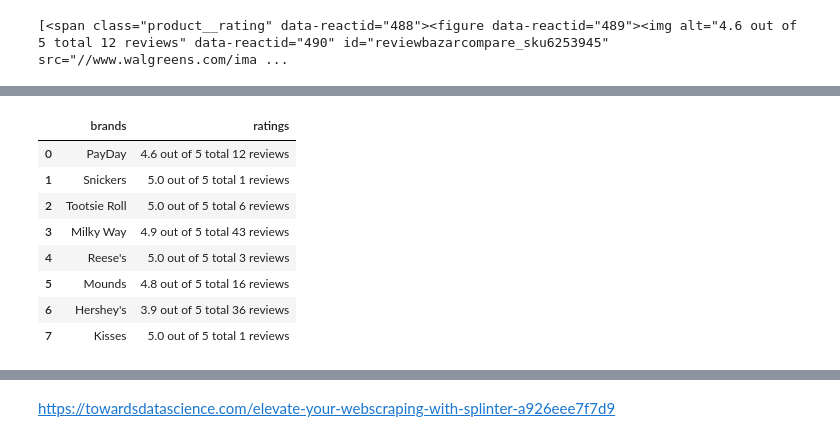
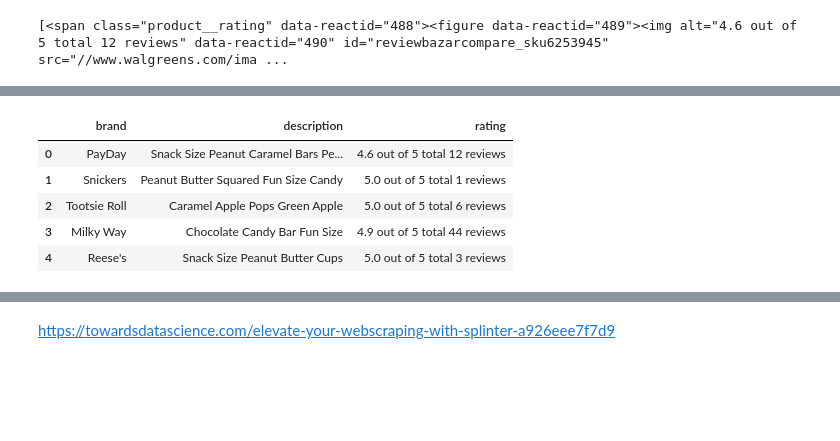
Before and after one commit to potterc22/ETL-Project-C, a Jupyter notebook: scrape.ipynb, the cells around one changed output, grey strips where cells are left out. Saved outputs shown, nothing was run; the diff lists cells and outputs as text; code cells hidden in the pictures; blank space fills up the shorter version.

Commit message:
scraped walgreens and created dataframe

```diff
--- a/scrape.ipynb
+++ b/scrape.ipynb
@@ -22,8 +25,8 @@ soup = BeautifulSoup(wal_html, 'html.parser')
 # <div class="brand" id="prodBrandNamecompare_sku6253945" data-reactid="468">PayDay</div>
 # "brand"
 #<input type="checkbox" id="filter_353669" tabindex="0" value="353669" name="353669" title="Sour Punch(2)">
-brands = soup.find_all("div", class_="item card card__product")
-print(brands)
+results = soup.find_all("div", class_="item card card__product")
+print(results)
 # %% [output]
 t store</span></div><div class="avail-cta" id="not-available-for-shippingcompare_sku6151899" name="not-available-for-shipping compare_sku6151899"><!-- react-text: 4398 -->Not available for shipping<!- ...
 # %%
@@ -102,0 +36,14 @@ M&M's
+# %%
+ratings_list = []
+
+for result in results:
+    candy_ratings = {}
+    candy_ratings['brand'] = result.find('div', class_='brand').text
+    candy_ratings['description'] = result.find('strong', class_='description').text
+    try:
+        candy_ratings['rating'] = result.find("span", class_="product__rating").img["alt"]
+
+    except AttributeError:
+        candy_ratings['rating'] = np.nan
+    ratings_list.append(candy_ratings)
+ratings_list
@@ -105,8 +70,3 @@ ratings = soup.find_all("span", class_="product__rating")
 print(ratings)
 # %% [output]
 [<span class="product__rating" data-reactid="488"><figure data-reactid="489"><img alt="4.6 out of 5 total 12 reviews" data-reactid="490" id="reviewbazarcompare_sku6253945" src="//www.walgreens.com/ima ...
-# %%
-ratings_list = []
-for rating in ratings:
-    ratings_list.append(rating.img["alt"])
-    print(rating.img["alt"])
@@ -122,14 +73,12 @@ for rating in ratings:
 # %%
-df = pd.DataFrame({"brands": brands_list, "ratings": ratings_list})
-df
+df = pd.DataFrame(ratings_list)
+df = df.dropna(how='any')
+df.head()
 # %% [output]
-|  | brands | ratings |
-| 0 | PayDay | 4.6 out of 5 total 12 reviews |
-| 1 | Snickers | 5.0 out of 5 total 1 reviews |
-| 2 | Tootsie Roll | 5.0 out of 5 total 6 reviews |
-| 3 | Milky Way | 4.9 out of 5 total 43 reviews |
-| 4 | Reese's | 5.0 out of 5 total 3 reviews |
-| 5 | Mounds | 4.8 out of 5 total 16 reviews |
-| 6 | Hershey's | 3.9 out of 5 total 36 reviews |
-| 7 | Kisses | 5.0 out of 5 total 1 reviews |
+|  | brand | description | rating |
+| 0 | PayDay | Snack Size Peanut Caramel Bars Pe... | 4.6 out of 5 total 12 reviews |
+| 1 | Snickers | Peanut Butter Squared Fun Size Candy | 5.0 out of 5 total 1 reviews |
+| 2 | Tootsie Roll | Caramel Apple Pops Green Apple | 5.0 out of 5 total 6 reviews |
+| 3 | Milky Way | Chocolate Candy Bar Fun Size | 4.9 out of 5 total 44 reviews |
+| 4 | Reese's | Snack Size Peanut Butter Cups | 5.0 out of 5 total 3 reviews |
 # %%
```
Also changed, not shown: parts of 16 cells of this notebook, 1 other file.
